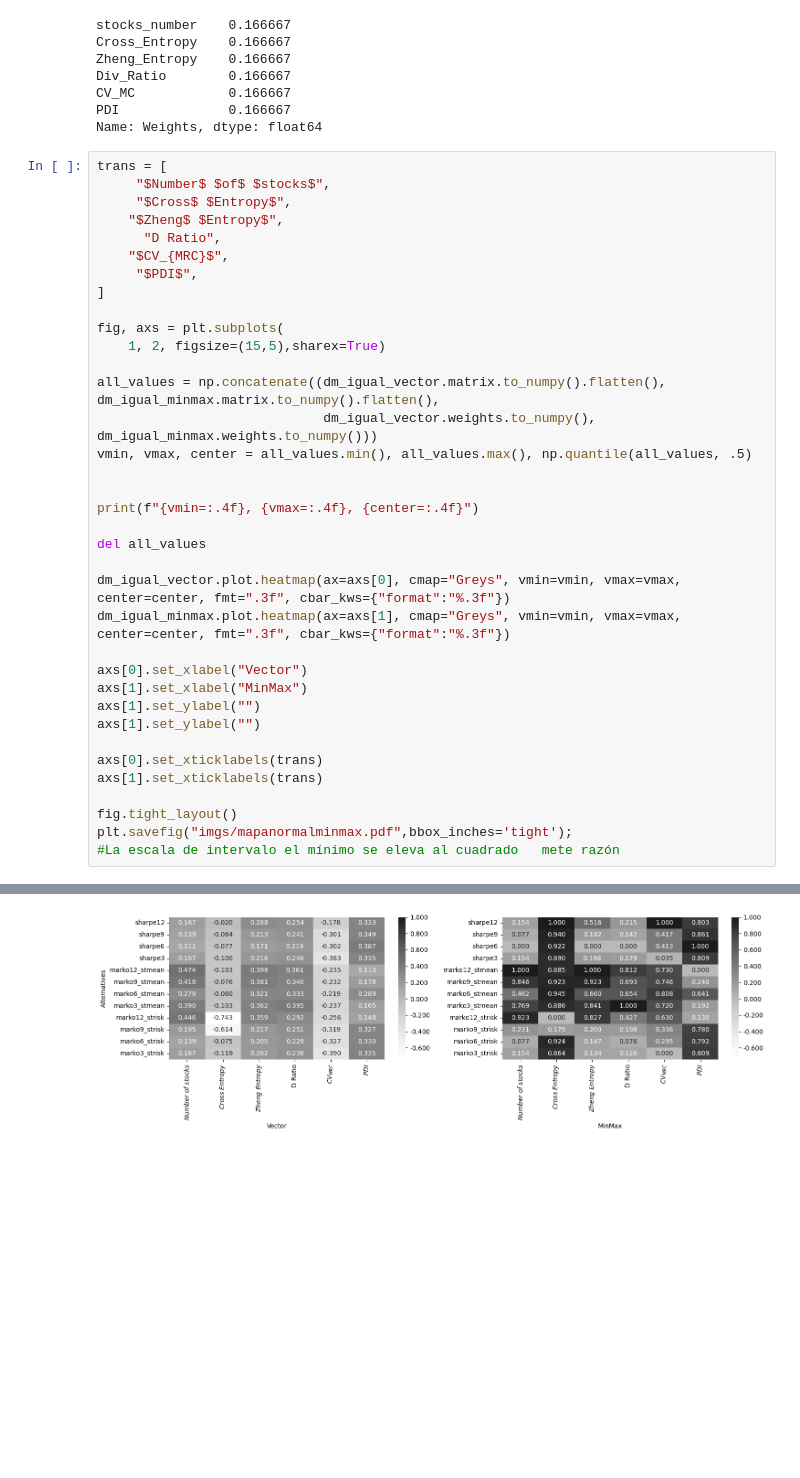
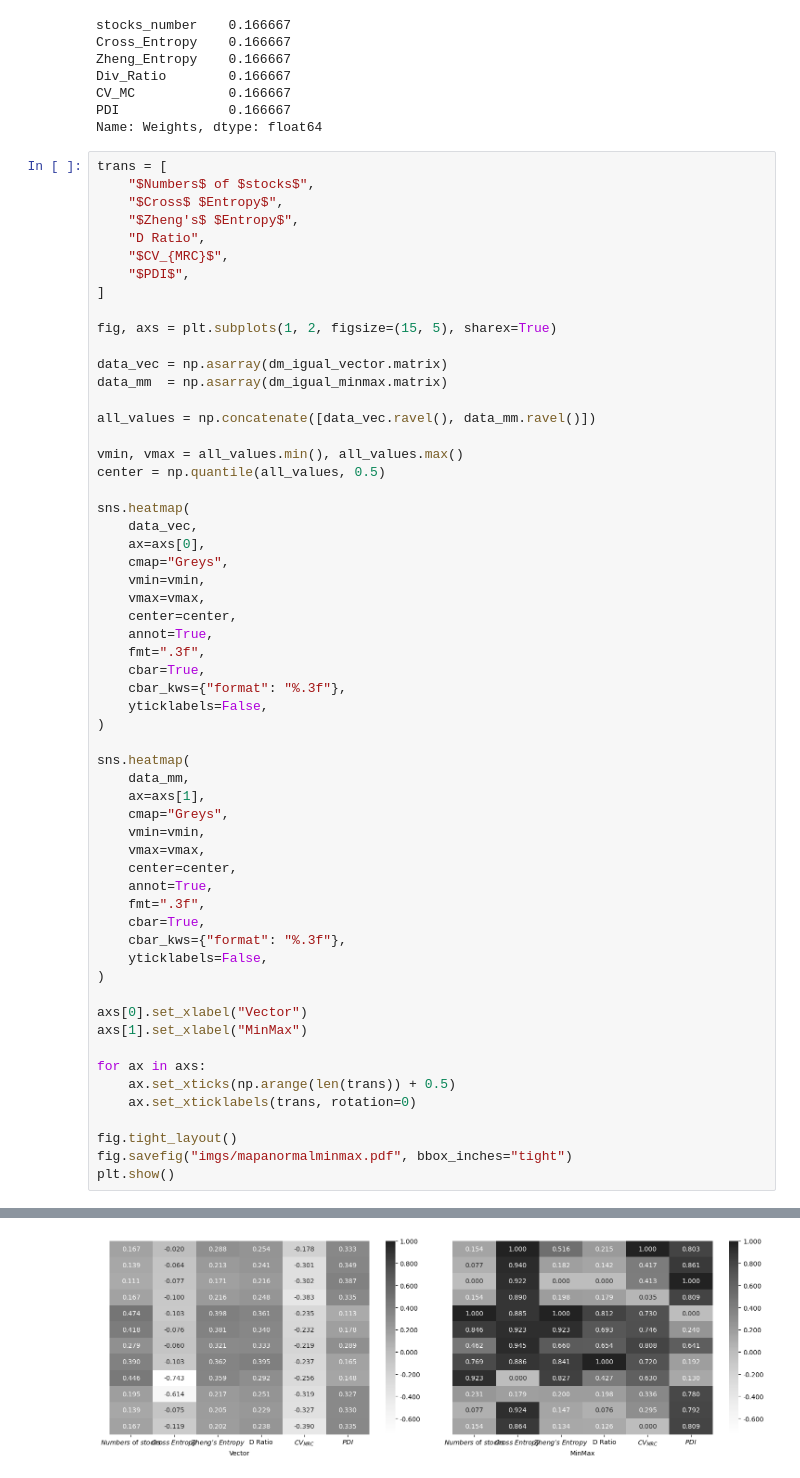
Before and after one commit to nluczywo/indicador, a Jupyter notebook: carteras_indicadores.ipynb, the cells around one changed output, grey strips where cells are left out. Cells and saved outputs as stored; diff of their text form; blank space fills up the shorter version.

```diff
--- a/carteras_indicadores.ipynb
+++ b/carteras_indicadores.ipynb
@@ -360,38 +340,60 @@ PDI              0.166667
 Name: Weights, dtype: float64
 # %%
 trans = [
-     "$Number$ $of$ $stocks$",
-     "$Cross$ $Entropy$",
-    "$Zheng$ $Entropy$",
-      "D Ratio",
+    "$Numbers$ of $stocks$",
+    "$Cross$ $Entropy$",
+    "$Zheng's$ $Entropy$",
+    "D Ratio",
     "$CV_{MRC}$",
-     "$PDI$",
+    "$PDI$",
 ]
 
-fig, axs = plt.subplots(
-    1, 2, figsize=(15,5),sharex=True)
+fig, axs = plt.subplots(1, 2, figsize=(15, 5), sharex=True)
 
-all_values = np.concatenate((dm_igual_vector.matrix.to_numpy().flatten(), dm_igual_minmax.matrix.to_numpy().flatten(),
-                             dm_igual_vector.weights.to_numpy(), dm_igual_minmax.weights.to_numpy()))
-vmin, vmax, center = all_values.min(), all_values.max(), np.quantile(all_values, .5)
+data_vec = np.asarray(dm_igual_vector.matrix)
+data_mm  = np.asarray(dm_igual_minmax.matrix)
 
+all_values = np.concatenate([data_vec.ravel(), data_mm.ravel()])
 
-print(f"{vmin=:.4f}, {vmax=:.4f}, {center=:.4f}")
+vmin, vmax = all_values.min(), all_values.max()
+center = np.quantile(all_values, 0.5)
 
-del all_values
+sns.heatmap(
+    data_vec,
+    ax=axs[0],
+    cmap="Greys",
+    vmin=vmin,
+    vmax=vmax,
+    center=center,
+    annot=True,
+    fmt=".3f",
+    cbar=True,
+    cbar_kws={"format": "%.3f"},
+    yticklabels=False,
+)
 
-dm_igual_vector.plot.heatmap(ax=axs[0], cmap="Greys", vmin=vmin, vmax=vmax, center=center, fmt=".3f", cbar_kws={"format":"%.3f"})
-dm_igual_minmax.plot.heatmap(ax=axs[1], cmap="Greys", vmin=vmin, vmax=vmax, center=center, fmt=".3f", cbar_kws={"format":"%.3f"})
+sns.heatmap(
+    data_mm,
+    ax=axs[1],
+    cmap="Greys",
+    vmin=vmin,
+    vmax=vmax,
+    center=center,
+    annot=True,
+    fmt=".3f",
+    cbar=True,
+    cbar_kws={"format": "%.3f"},
+    yticklabels=False,
+)
 
 axs[0].set_xlabel("Vector")
 axs[1].set_xlabel("MinMax")
-axs[1].set_ylabel("")
-axs[1].set_ylabel("")
 
-axs[0].set_xticklabels(trans)
-axs[1].set_xticklabels(trans)
+for ax in axs:
+    ax.set_xticks(np.arange(len(trans)) + 0.5)
+    ax.set_xticklabels(trans, rotation=0)
 
 fig.tight_layout()
-plt.savefig("imgs/mapanormalminmax.pdf",bbox_inches='tight');
-#La escala de intervalo el mínimo se eleva al cuadrado   mete razón
+fig.savefig("imgs/mapanormalminmax.pdf", bbox_inches="tight")
+plt.show()
 # %% [output]
@@ -399,4 +400,4 @@ vmin=-0.7432, vmax=1.0000, center=0.2160
-[figure, old version]
+[figure, new version]
 # %%
 # Create the stability evaluator
 rrt1 = RankInvariantChecker(
```
Also changed, not shown: parts of 7 cells of this notebook, 13 other files.
